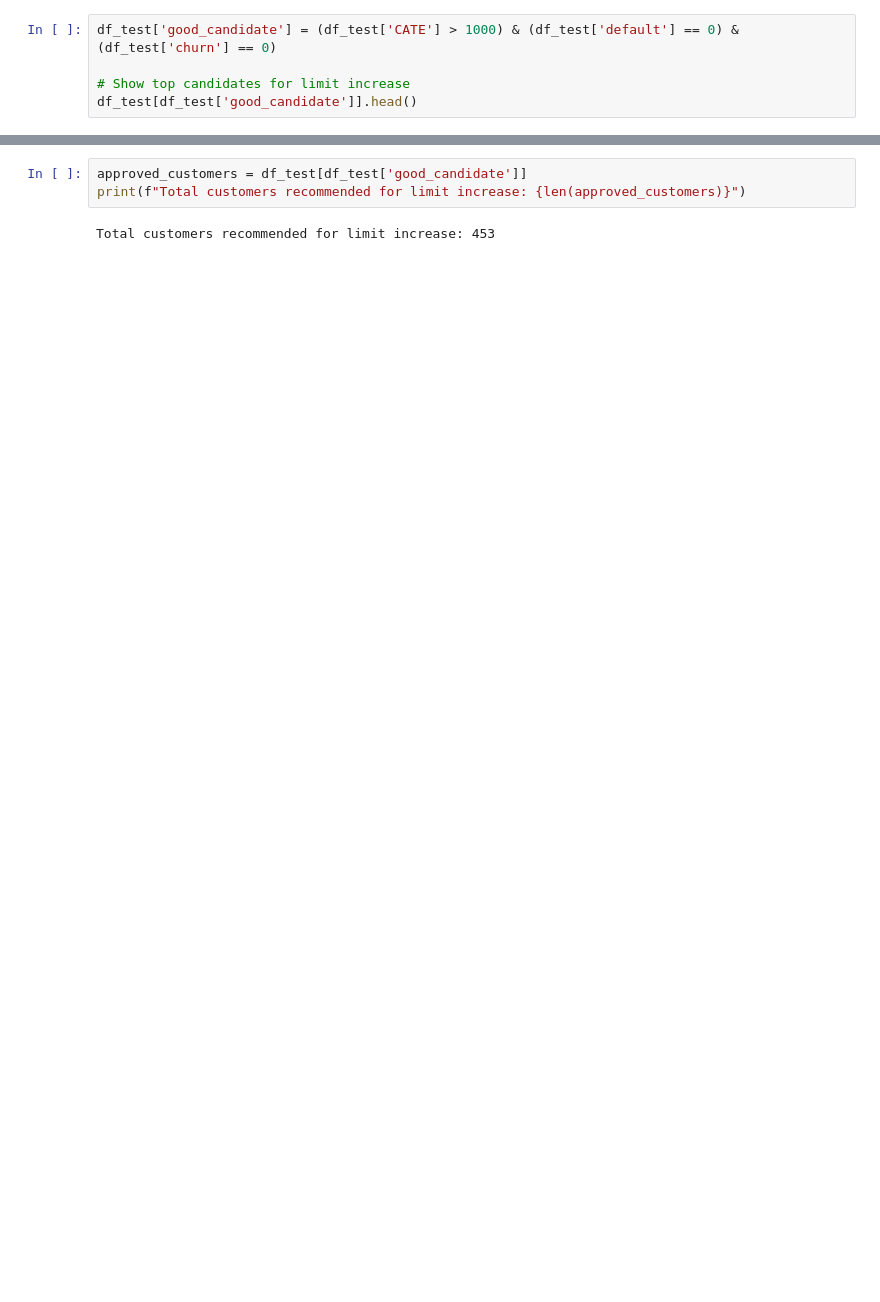
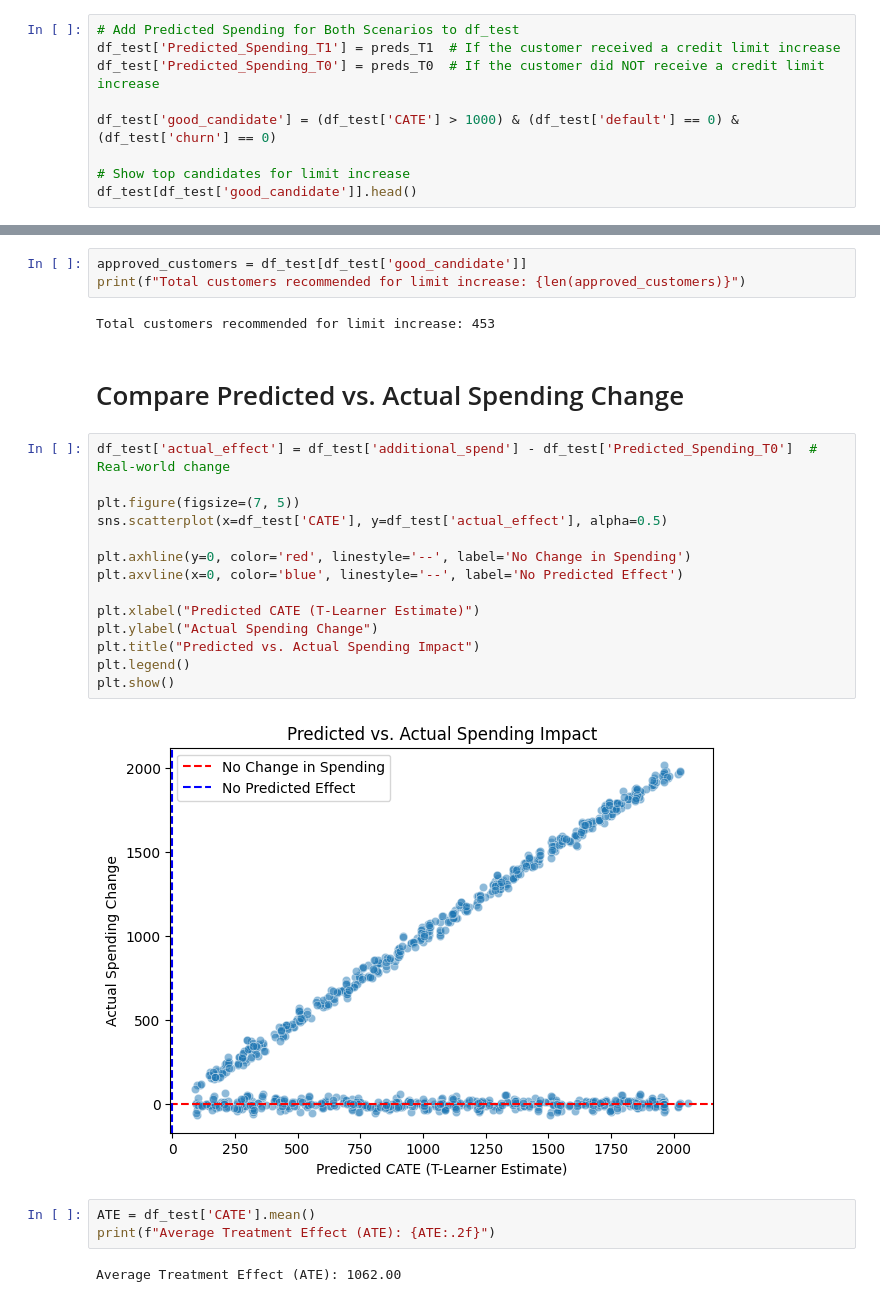
Before and after one commit to bhavna-sinha/Causal-Inference, a Jupyter notebook: T_Learner.ipynb, the cells around one changed output, grey strips where cells are left out. Saved outputs shown, nothing was run; the diff lists cells and outputs as text; blank space fills up the shorter version.

```diff
--- a/T_Learner.ipynb
+++ b/T_Learner.ipynb
@@ -117,6 +117,10 @@ We now select customers who are most likely to benefit from a limit increase.
 
 ## 📌 Identify Customers for Limit Increase
 # %%
+# Add Predicted Spending for Both Scenarios to df_test
+df_test['Predicted_Spending_T1'] = preds_T1  # If the customer received a credit limit increase
+df_test['Predicted_Spending_T0'] = preds_T0  # If the customer did NOT receive a credit limit increase
+
 df_test['good_candidate'] = (df_test['CATE'] > 1000) & (df_test['default'] == 0) & (df_test['churn'] == 0)
 
 # Show top candidates for limit increase
@@ -153,3 +161,26 @@ approved_customers = df_test[df_test['good_candidate']]
 print(f"Total customers recommended for limit increase: {len(approved_customers)}")
 # %% [output]
 Total customers recommended for limit increase: 453
+# %% [markdown]
+# Compare Predicted vs. Actual Spending Change
+# %%
+df_test['actual_effect'] = df_test['additional_spend'] - df_test['Predicted_Spending_T0']  # Real-world change
+
+plt.figure(figsize=(7, 5))
+sns.scatterplot(x=df_test['CATE'], y=df_test['actual_effect'], alpha=0.5)
+
+plt.axhline(y=0, color='red', linestyle='--', label='No Change in Spending')
+plt.axvline(x=0, color='blue', linestyle='--', label='No Predicted Effect')
+
+plt.xlabel("Predicted CATE (T-Learner Estimate)")
+plt.ylabel("Actual Spending Change")
+plt.title("Predicted vs. Actual Spending Impact")
+plt.legend()
+plt.show()
+# %% [output]
+[figure, added]
+# %%
+ATE = df_test['CATE'].mean()
+print(f"Average Treatment Effect (ATE): {ATE:.2f}")
+# %% [output]
+Average Treatment Effect (ATE): 1062.00
```
Also changed, not shown: parts of 2 cells of this notebook.
